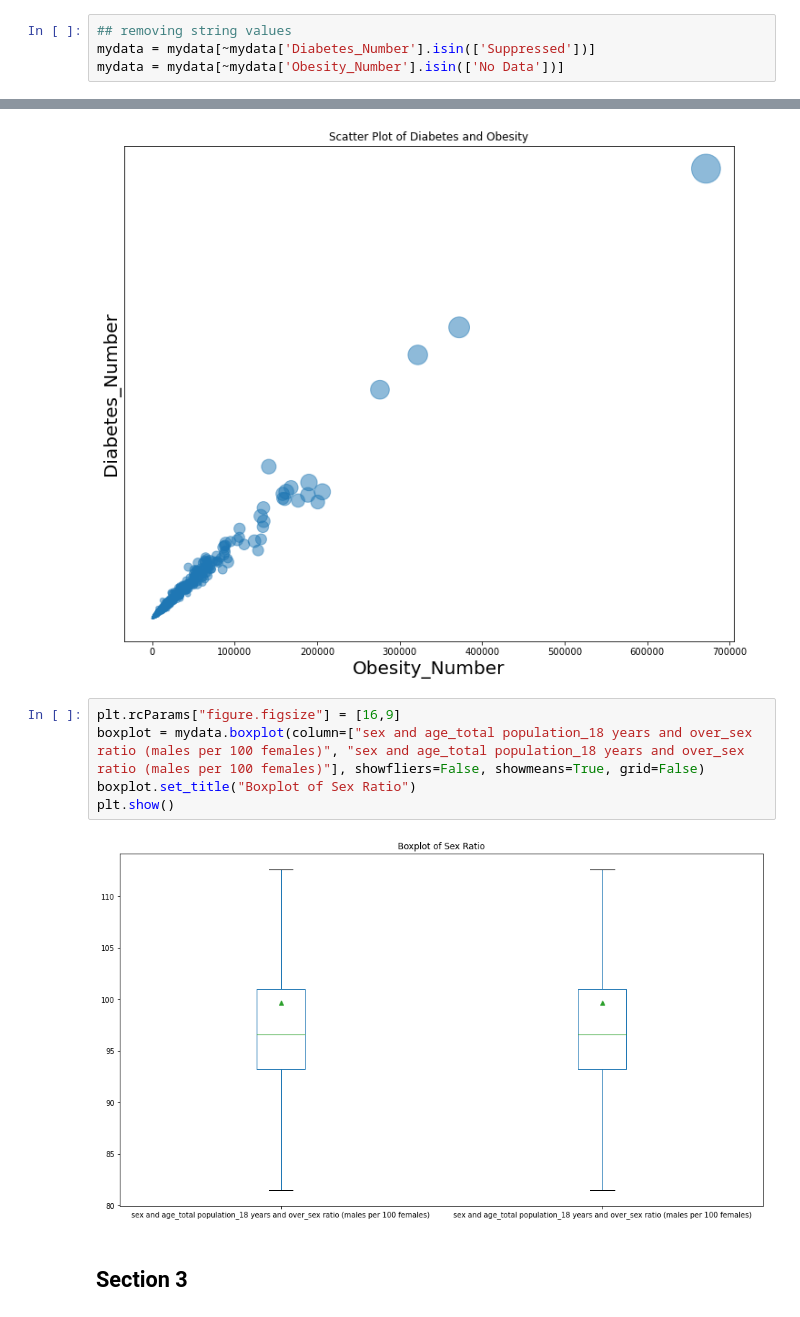
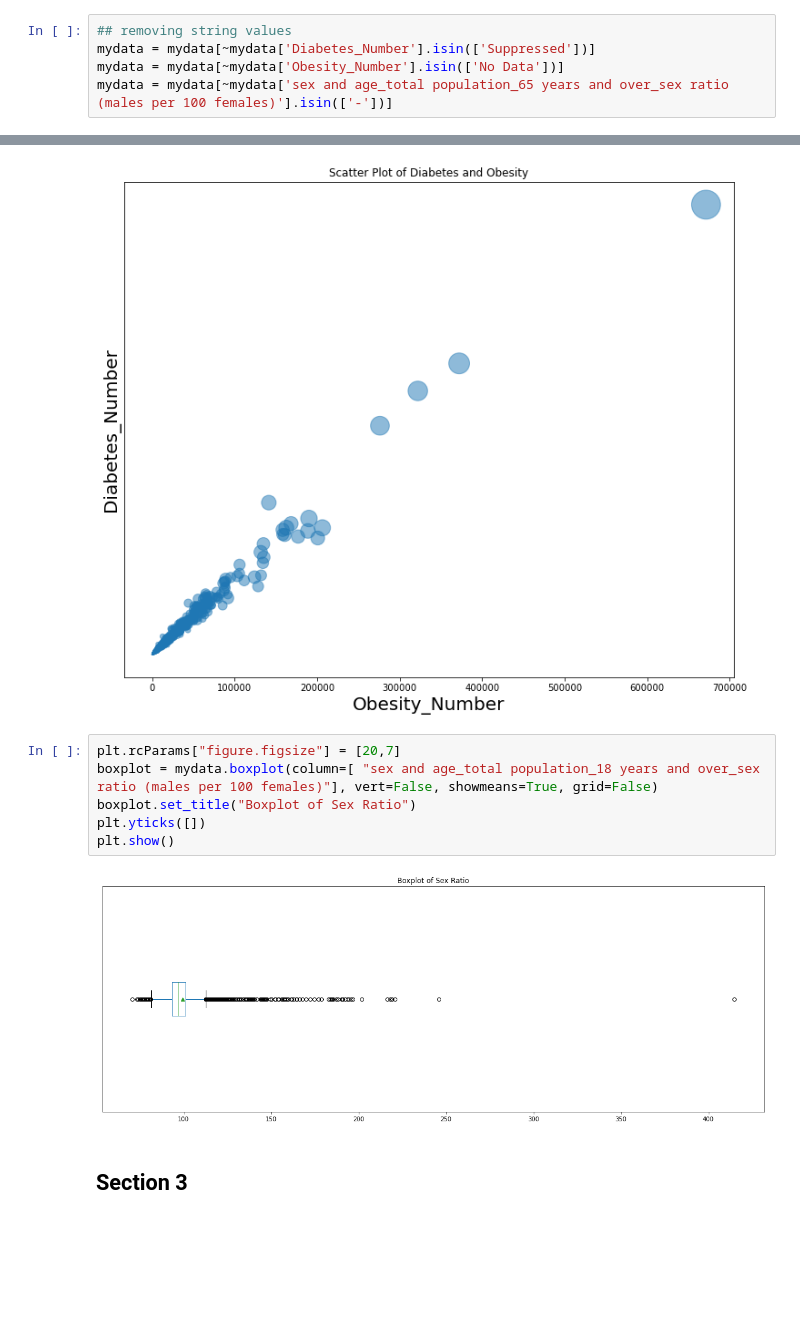
Before and after one commit to shrutibathia/CSS_Project2_Team2_Fall2020, a Jupyter notebook: Project2.ipynb, the cells around one changed output, grey strips where cells are left out. Cells and saved outputs as stored; diff of their text form; blank space fills up the shorter version.

```diff
--- a/Project2.ipynb
+++ b/Project2.ipynb
@@ -57,6 +57,7 @@ mydata.describe()
 ## removing string values
 mydata = mydata[~mydata['Diabetes_Number'].isin(['Suppressed'])]
 mydata = mydata[~mydata['Obesity_Number'].isin(['No Data'])]
+mydata = mydata[~mydata['sex and age_total population_65 years and over_sex ratio (males per 100 females)'].isin(['-'])]
 # %%
 mydata.shape
 # %% [output]
@@ -93,12 +94,13 @@ plt.show()
 # %% [output]
 [figure]
 # %%
-plt.rcParams["figure.figsize"] = [16,9]
-boxplot = mydata.boxplot(column=["sex and age_total population_18 years and over_sex ratio (males per 100 females)", "sex and age_total population_18 years and over_sex ratio (males per 100 females)"], showfliers=False, showmeans=True, grid=False)
+plt.rcParams["figure.figsize"] = [20,7]
+boxplot = mydata.boxplot(column=[ "sex and age_total population_18 years and over_sex ratio (males per 100 females)"], vert=False, showmeans=True, grid=False)
 boxplot.set_title("Boxplot of Sex Ratio")
+plt.yticks([])
 plt.show()
 # %% [output]
-[figure, old version]
+[figure, new version]
 # %% [markdown]
 ## Section 3
 # %% [markdown]
```
